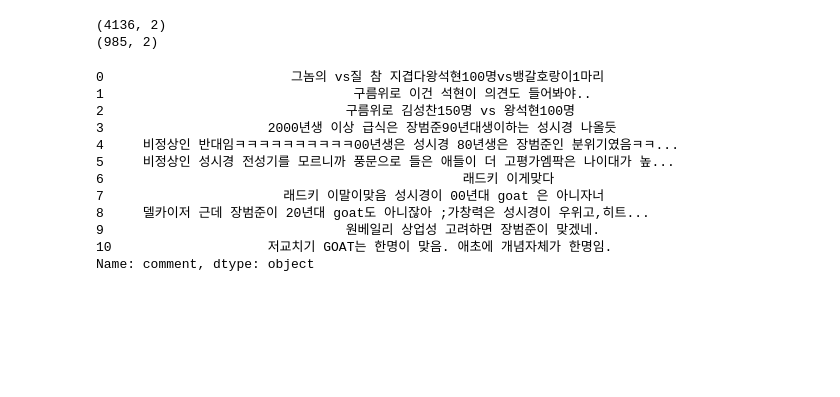
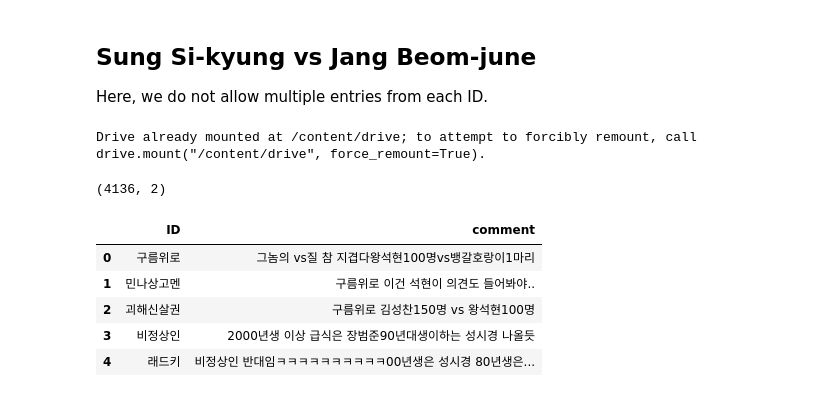
Before and after one commit to joosung-min/Sentiment-Analyses, a Jupyter notebook: Sung_Si-kyung-vs-Jang_Beom-june/B10_Sung_Si-kyung-vs-Jang_Beom-june.ipynb, the cells around one changed output. Drawn from its saved outputs; the diff is of its cells as text; code cells hidden in the pictures; blank space fills up the shorter version.

```diff
--- a/Sung_Si-kyung-vs-Jang_Beom-june/B10_Sung_Si-kyung-vs-Jang_Beom-june.ipynb
+++ b/Sung_Si-kyung-vs-Jang_Beom-june/B10_Sung_Si-kyung-vs-Jang_Beom-june.ipynb
@@ -1,35 +1,34 @@
+# %% [markdown]
+## Sung Si-kyung vs Jang Beom-june
+
+Here, we do not allow multiple entries from each ID.
 # %%
 import pandas as pd
 import numpy as np
 import re
 import os
+import sys
 
 from google.colab import drive
 drive.mount('/content/drive')
 
+os.chdir("/content/drive/MyDrive/personal/Sentiment-Analyses/Sung_Si-kyung-vs-Jang_Beom-june/")
 from A11_init_ import * # contains CLOVA id, secret key, url
+# %% [output]
+Drive already mounted at /content/drive; to attempt to forcibly remount, call drive.mount("/content/drive", force_remount=True).
 # %%
 ## Load data
-comments_df = pd.read_csv("./outputs/A10_comments_raw.csv")          # all comments
-comments_df2 = pd.read_csv("./outputs/A10_comments_remove_dups.csv") # comments after eliminating entries by duplicated IDs
+comments_df = pd.read_csv("./outputs/A10_comments_raw.csv")  # all comments
 print(comments_df.shape)
-print(comments_df2.shape)
-comments_df2.loc[0:10,"comment"]
+comments_df.head(5)
 # %% [output]
 (4136, 2)
-(985, 2)
-0                        그놈의 vs질 참 지겹다왕석현100명vs뱅갈호랑이1마리
-1                                구름위로 이건 석현이 의견도 들어봐야..
-2                               구름위로 김성찬150명 vs 왕석현100명
-3                     2000년생 이상 급식은 장범준90년대생이하는 성시경 나올듯
-4     비정상인 반대임ㅋㅋㅋㅋㅋㅋㅋㅋㅋㅋ00년생은 성시경 80년생은 장범준인 분위기였음ㅋㅋ...
-5     비정상인 성시경 전성기를 모르니까 풍문으로 들은 애들이 더 고평가엠팍은 나이대가 높...
-6                                              래드키 이게맞다
-7                       래드키 이말이맞음 성시경이 00년대 goat 은 아니자너
-8     델카이저 근데 장범준이 20년대 goat도 아니잖아 ;가창력은 성시경이 우위고,히트...
-9                               원베일리 상업성 고려하면 장범준이 맞겠네.
-10                    저교치기 GOAT는 한명이 맞음. 애초에 개념자체가 한명임.
-Name: comment, dtype: object
+|  | ID | comment |
+| 0 | 구름위로 | 그놈의 vs질 참 지겹다왕석현100명vs뱅갈호랑이1마리 |
+| 1 | 민나상고멘 | 구름위로 이건 석현이 의견도 들어봐야.. |
+| 2 | 괴해신살권 | 구름위로 김성찬150명 vs 왕석현100명 |
+| 3 | 비정상인 | 2000년생 이상 급식은 장범준90년대생이하는 성시경 나올듯 |
+| 4 | 래드키 | 비정상인 반대임ㅋㅋㅋㅋㅋㅋㅋㅋㅋㅋ00년생은 성시경 80년생은... |
 # %%
 ## Split sung's and jang's dfs using keywords for each artists.
 ## Keywords incldue: name, nickname, titles of top hit songs.
```
Also changed, not shown: parts of 18 cells of this notebook, 21 other files.
